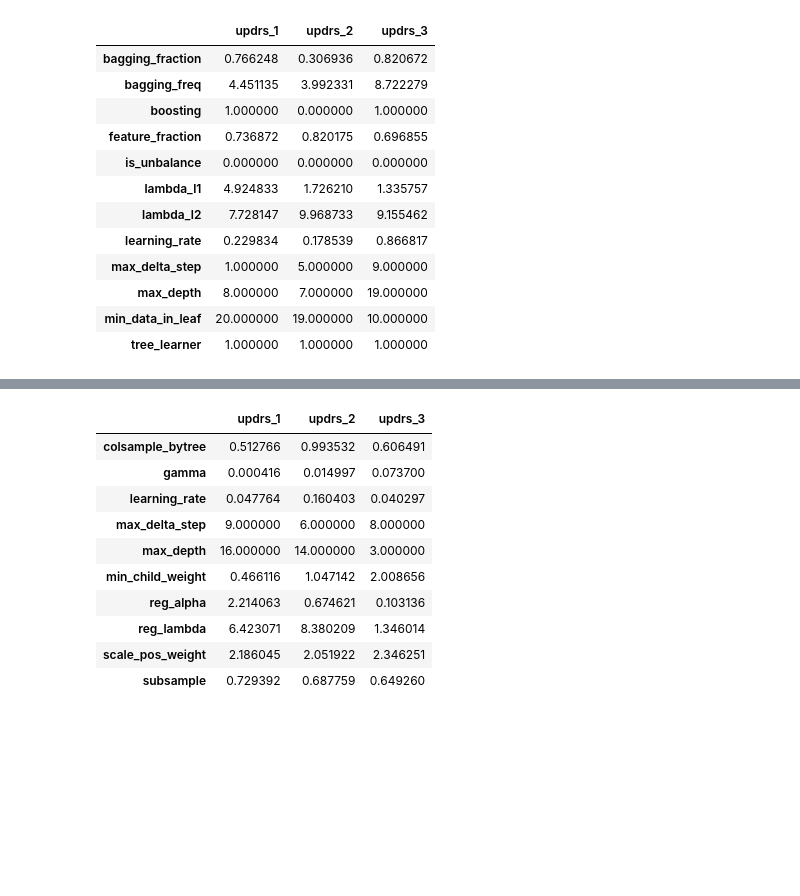
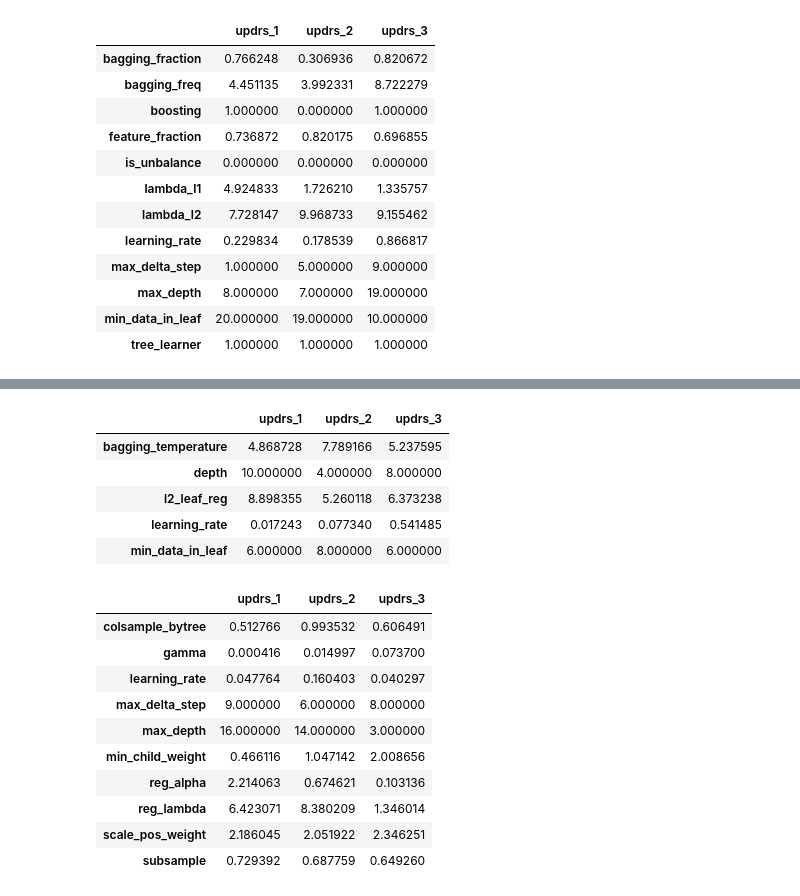
Before and after one commit to dagartga/Boosted-Models-for-Parkinsons-Prediction, a Jupyter notebook: parkinsons_1/notebooks/Compare_SMOTE_1yr_Models.ipynb, the cells around one changed output, grey strips where cells are left out. Cells and saved outputs as stored; diff of their text form; code cells hidden in the pictures; blank space fills up the shorter version.

```diff
--- a/parkinsons_1/notebooks/Compare_SMOTE_1yr_Models.ipynb
+++ b/parkinsons_1/notebooks/Compare_SMOTE_1yr_Models.ipynb
@@ -315,3 +307,12 @@ cboost_hyperparams_df
+# %%
+cboost_forecast_hyperparams_df
+# %% [output]
+|  | updrs_1 | updrs_2 | updrs_3 |
+| bagging_temperature | 4.868728 | 7.789166 | 5.237595 |
+| depth | 10.000000 | 4.000000 | 8.000000 |
+| l2_leaf_reg | 8.898355 | 5.260118 | 6.373238 |
+| learning_rate | 0.017243 | 0.077340 | 0.541485 |
+| min_data_in_leaf | 6.000000 | 8.000000 | 6.000000 |
 # %%
 xgb_forecast_hyperparams_df
 # %% [output]
```
Also changed, not shown: parts of 12 cells of this notebook, 20 other files.
